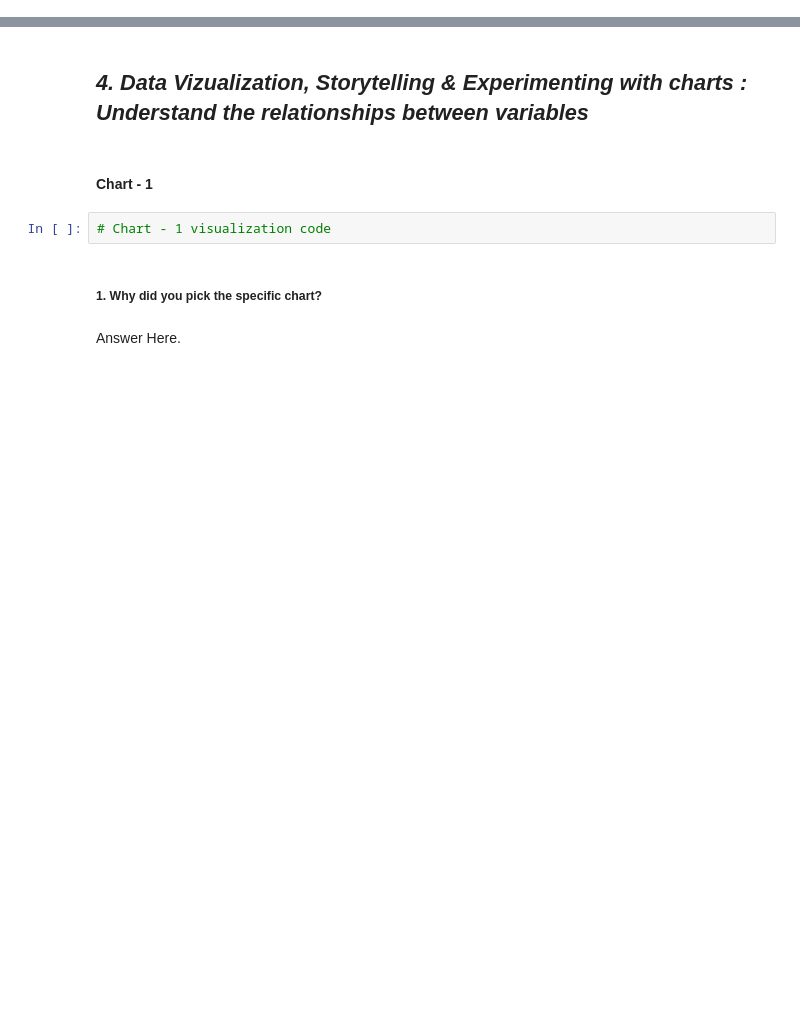
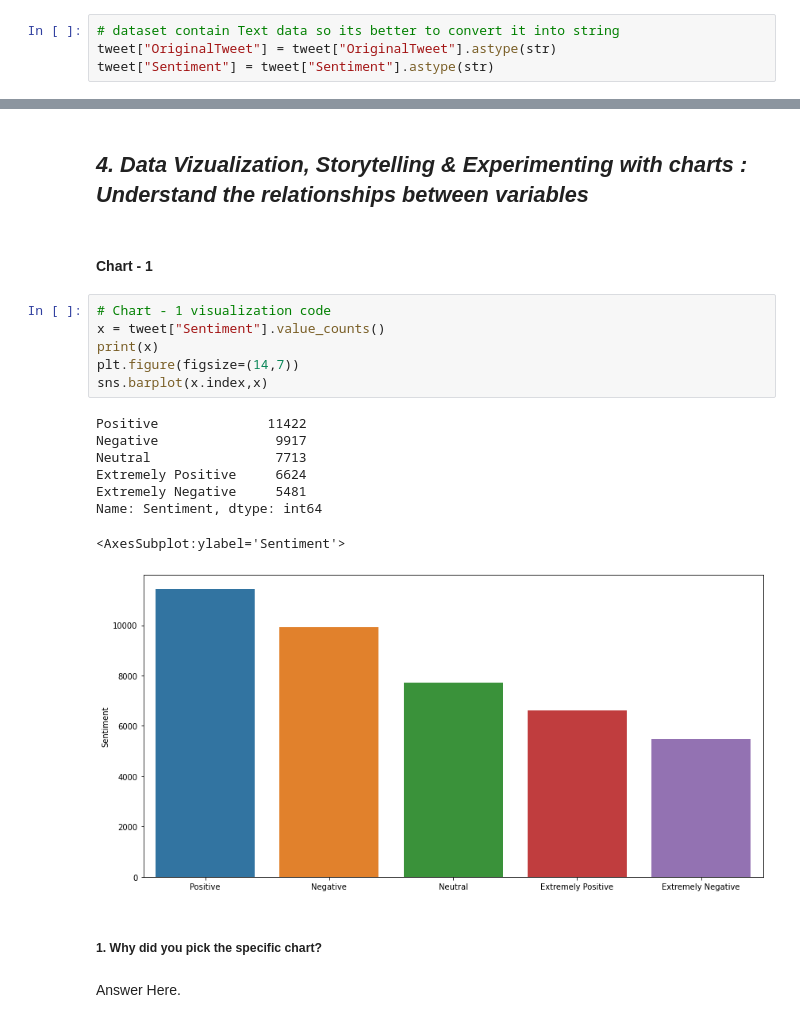
Before and after one commit to makdatascience/Coronavirus_tweets_sentiment_analysis, a Jupyter notebook: Coronavirus_tweets_sentiment_analysis.ipynb, the cells around one changed output, grey strips where cells are left out. Saved outputs shown, nothing was run; the diff lists cells and outputs as text; blank space fills up the shorter version.

```diff
--- a/Coronavirus_tweets_sentiment_analysis.ipynb
+++ b/Coronavirus_tweets_sentiment_analysis.ipynb
@@ -201,3 +254,7 @@ Answer Here
+# %%
+# dataset contain Text data so its better to convert it into string
+tweet["OriginalTweet"] = tweet["OriginalTweet"].astype(str)
+tweet["Sentiment"] = tweet["Sentiment"].astype(str)
 # %% [markdown]
 ### Variables Description
 # %% [markdown]
@@ -220,8 +277,21 @@ Answer Here.
 ## ***4. Data Vizualization, Storytelling & Experimenting with charts : Understand the relationships between variables***
 # %% [markdown]
 #### Chart - 1
-# %%
-# Chart - 1 visualization code
+# %%
+# Chart - 1 visualization code
+x = tweet["Sentiment"].value_counts()
+print(x)
+plt.figure(figsize=(14,7))
+sns.barplot(x.index,x)
+# %% [output]
+Positive              11422
+Negative               9917
+Neutral                7713
+Extremely Positive     6624
+Extremely Negative     5481
+Name: Sentiment, dtype: int64
+<AxesSubplot:ylabel='Sentiment'>
+[figure, added]
 # %% [markdown]
 ##### 1. Why did you pick the specific chart?
 # %% [markdown]
```
Also changed, not shown: parts of 15 cells of this notebook.
